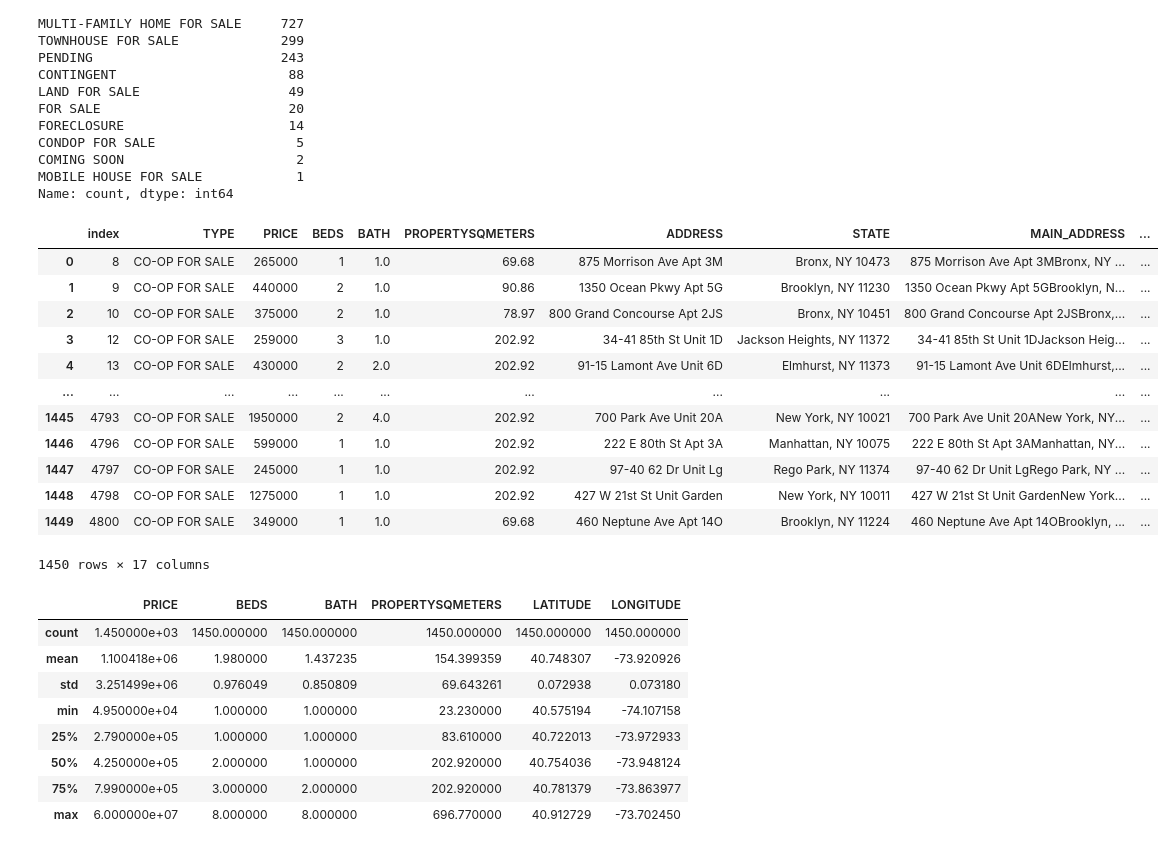
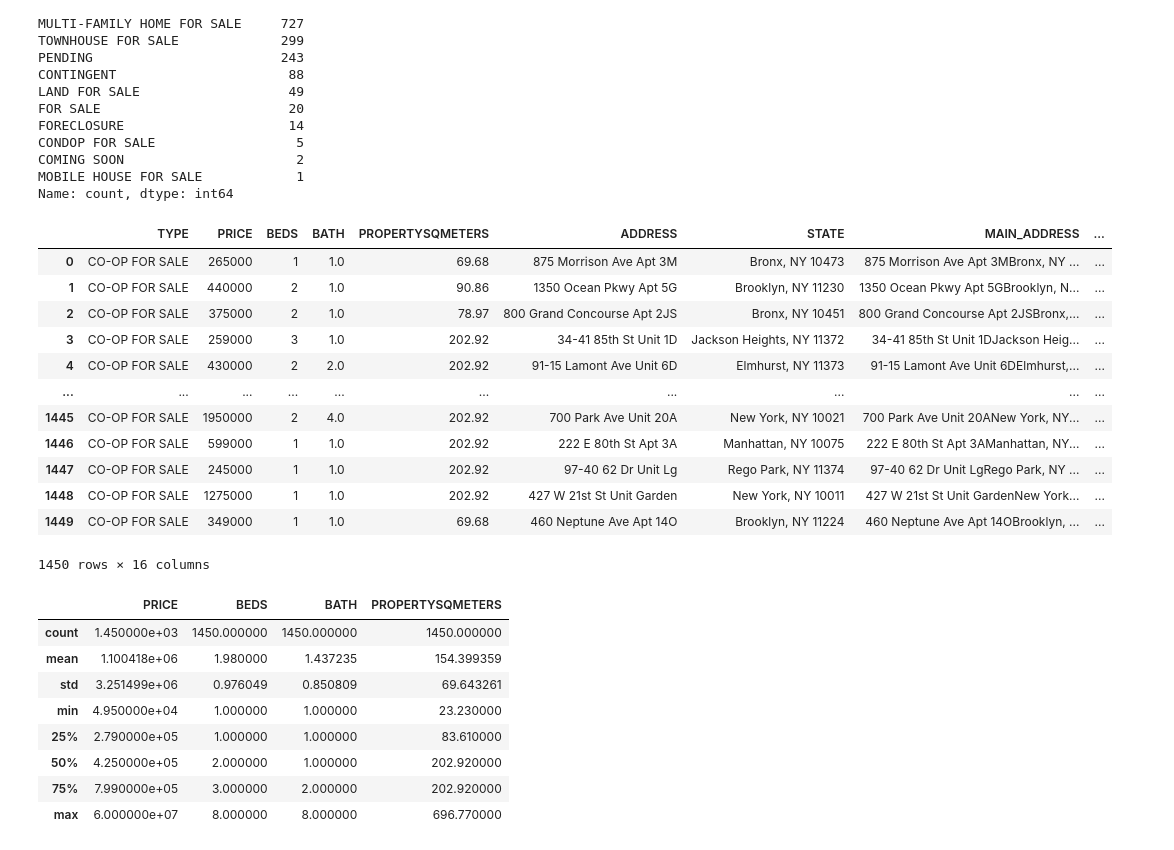
Before and after one commit to Baginka/DA_BA_NYCH, a Jupyter notebook: Data Analysis.ipynb, the cells around one changed output. Cells and saved outputs as stored; diff of their text form; code cells hidden in the pictures.

```diff
--- a/Data Analysis.ipynb
+++ b/Data Analysis.ipynb
@@ -143,30 +145,32 @@ Name: count, dtype: int64
 coop = ['CO-OP FOR SALE']
 df = nyc_data[nyc_data["TYPE"].isin(coop)]
 # %%
-df.reset_index()
+df.reset_index(drop = True)
 # %% [output]
-|  | index | TYPE | PRICE | BEDS | BATH | PROPERTYSQMETERS | ADDRESS | STATE | MAIN_ADDRESS | ... |
-| 0 | 8 | CO-OP FOR SALE | 265000 | 1 | 1.0 | 69.68 | 875 Morrison Ave Apt 3M | Bronx, NY 10473 | 875 Morrison Ave Apt 3MBronx, NY ... | ... |
-| 1 | 9 | CO-OP FOR SALE | 440000 | 2 | 1.0 | 90.86 | 1350 Ocean Pkwy Apt 5G | Brooklyn, NY 11230 | 1350 Ocean Pkwy Apt 5GBrooklyn, N... | ... |
-| 2 | 10 | CO-OP FOR SALE | 375000 | 2 | 1.0 | 78.97 | 800 Grand Concourse Apt 2JS | Bronx, NY 10451 | 800 Grand Concourse Apt 2JSBronx,... | ... |
-| 3 | 12 | CO-OP FOR SALE | 259000 | 3 | 1.0 | 202.92 | 34-41 85th St Unit 1D | Jackson Heights, NY 11372 | 34-41 85th St Unit 1DJackson Heig... | ... |
-| 4 | 13 | CO-OP FOR SALE | 430000 | 2 | 2.0 | 202.92 | 91-15 Lamont Ave Unit 6D | Elmhurst, NY 11373 | 91-15 Lamont Ave Unit 6DElmhurst,... | ... |
-| ... | ... | ... | ... | ... | ... | ... | ... | ... | ... | ... |
-| 1445 | 4793 | CO-OP FOR SALE | 1950000 | 2 | 4.0 | 202.92 | 700 Park Ave Unit 20A | New York, NY 10021 | 700 Park Ave Unit 20ANew York, NY... | ... |
-| 1446 | 4796 | CO-OP FOR SALE | 599000 | 1 | 1.0 | 202.92 | 222 E 80th St Apt 3A | Manhattan, NY 10075 | 222 E 80th St Apt 3AManhattan, NY... | ... |
-| 1447 | 4797 | CO-OP FOR SALE | 245000 | 1 | 1.0 | 202.92 | 97-40 62 Dr Unit Lg | Rego Park, NY 11374 | 97-40 62 Dr Unit LgRego Park, NY ... | ... |
-| 1448 | 4798 | CO-OP FOR SALE | 1275000 | 1 | 1.0 | 202.92 | 427 W 21st St Unit Garden | New York, NY 10011 | 427 W 21st St Unit GardenNew York... | ... |
-| 1449 | 4800 | CO-OP FOR SALE | 349000 | 1 | 1.0 | 69.68 | 460 Neptune Ave Apt 14O | Brooklyn, NY 11224 | 460 Neptune Ave Apt 14OBrooklyn, ... | ... |
+|  | TYPE | PRICE | BEDS | BATH | PROPERTYSQMETERS | ADDRESS | STATE | MAIN_ADDRESS | ... |
+| 0 | CO-OP FOR SALE | 265000 | 1 | 1.0 | 69.68 | 875 Morrison Ave Apt 3M | Bronx, NY 10473 | 875 Morrison Ave Apt 3MBronx, NY ... | ... |
+| 1 | CO-OP FOR SALE | 440000 | 2 | 1.0 | 90.86 | 1350 Ocean Pkwy Apt 5G | Brooklyn, NY 11230 | 1350 Ocean Pkwy Apt 5GBrooklyn, N... | ... |
+| 2 | CO-OP FOR SALE | 375000 | 2 | 1.0 | 78.97 | 800 Grand Concourse Apt 2JS | Bronx, NY 10451 | 800 Grand Concourse Apt 2JSBronx,... | ... |
+| 3 | CO-OP FOR SALE | 259000 | 3 | 1.0 | 202.92 | 34-41 85th St Unit 1D | Jackson Heights, NY 11372 | 34-41 85th St Unit 1DJackson Heig... | ... |
+| 4 | CO-OP FOR SALE | 430000 | 2 | 2.0 | 202.92 | 91-15 Lamont Ave Unit 6D | Elmhurst, NY 11373 | 91-15 Lamont Ave Unit 6DElmhurst,... | ... |
+| ... | ... | ... | ... | ... | ... | ... | ... | ... | ... |
+| 1445 | CO-OP FOR SALE | 1950000 | 2 | 4.0 | 202.92 | 700 Park Ave Unit 20A | New York, NY 10021 | 700 Park Ave Unit 20ANew York, NY... | ... |
+| 1446 | CO-OP FOR SALE | 599000 | 1 | 1.0 | 202.92 | 222 E 80th St Apt 3A | Manhattan, NY 10075 | 222 E 80th St Apt 3AManhattan, NY... | ... |
+| 1447 | CO-OP FOR SALE | 245000 | 1 | 1.0 | 202.92 | 97-40 62 Dr Unit Lg | Rego Park, NY 11374 | 97-40 62 Dr Unit LgRego Park, NY ... | ... |
+| 1448 | CO-OP FOR SALE | 1275000 | 1 | 1.0 | 202.92 | 427 W 21st St Unit Garden | New York, NY 10011 | 427 W 21st St Unit GardenNew York... | ... |
+| 1449 | CO-OP FOR SALE | 349000 | 1 | 1.0 | 69.68 | 460 Neptune Ave Apt 14O | Brooklyn, NY 11224 | 460 Neptune Ave Apt 14OBrooklyn, ... | ... |
-1450 rows × 17 columns
+1450 rows × 16 columns
 # %%
-df.describe()
+# Obliczenie średniej, odchylenia standardowego, minimalnej oraz maksymalnej wartości dla wybranych kolumn.
+df_f = df[['PRICE','BEDS','BATH','PROPERTYSQMETERS']]
+df_f.describe()
 # %% [output]
-|  | PRICE | BEDS | BATH | PROPERTYSQMETERS | LATITUDE | LONGITUDE |
-| count | 1.450000e+03 | 1450.000000 | 1450.000000 | 1450.000000 | 1450.000000 | 1450.000000 |
-| mean | 1.100418e+06 | 1.980000 | 1.437235 | 154.399359 | 40.748307 | -73.920926 |
-| std | 3.251499e+06 | 0.976049 | 0.850809 | 69.643261 | 0.072938 | 0.073180 |
-| min | 4.950000e+04 | 1.000000 | 1.000000 | 23.230000 | 40.575194 | -74.107158 |
-| 25% | 2.790000e+05 | 1.000000 | 1.000000 | 83.610000 | 40.722013 | -73.972933 |
-| 50% | 4.250000e+05 | 2.000000 | 1.000000 | 202.920000 | 40.754036 | -73.948124 |
-| 75% | 7.990000e+05 | 3.000000 | 2.000000 | 202.920000 | 40.781379 | -73.863977 |
-| max | 6.000000e+07 | 8.000000 | 8.000000 | 696.770000 | 40.912729 | -73.702450 |
+|  | PRICE | BEDS | BATH | PROPERTYSQMETERS |
+| count | 1.450000e+03 | 1450.000000 | 1450.000000 | 1450.000000 |
+| mean | 1.100418e+06 | 1.980000 | 1.437235 | 154.399359 |
+| std | 3.251499e+06 | 0.976049 | 0.850809 | 69.643261 |
+| min | 4.950000e+04 | 1.000000 | 1.000000 | 23.230000 |
+| 25% | 2.790000e+05 | 1.000000 | 1.000000 | 83.610000 |
+| 50% | 4.250000e+05 | 2.000000 | 1.000000 | 202.920000 |
+| 75% | 7.990000e+05 | 3.000000 | 2.000000 | 202.920000 |
+| max | 6.000000e+07 | 8.000000 | 8.000000 | 696.770000 |
```
Also changed, not shown: parts of 11 cells of this notebook.
